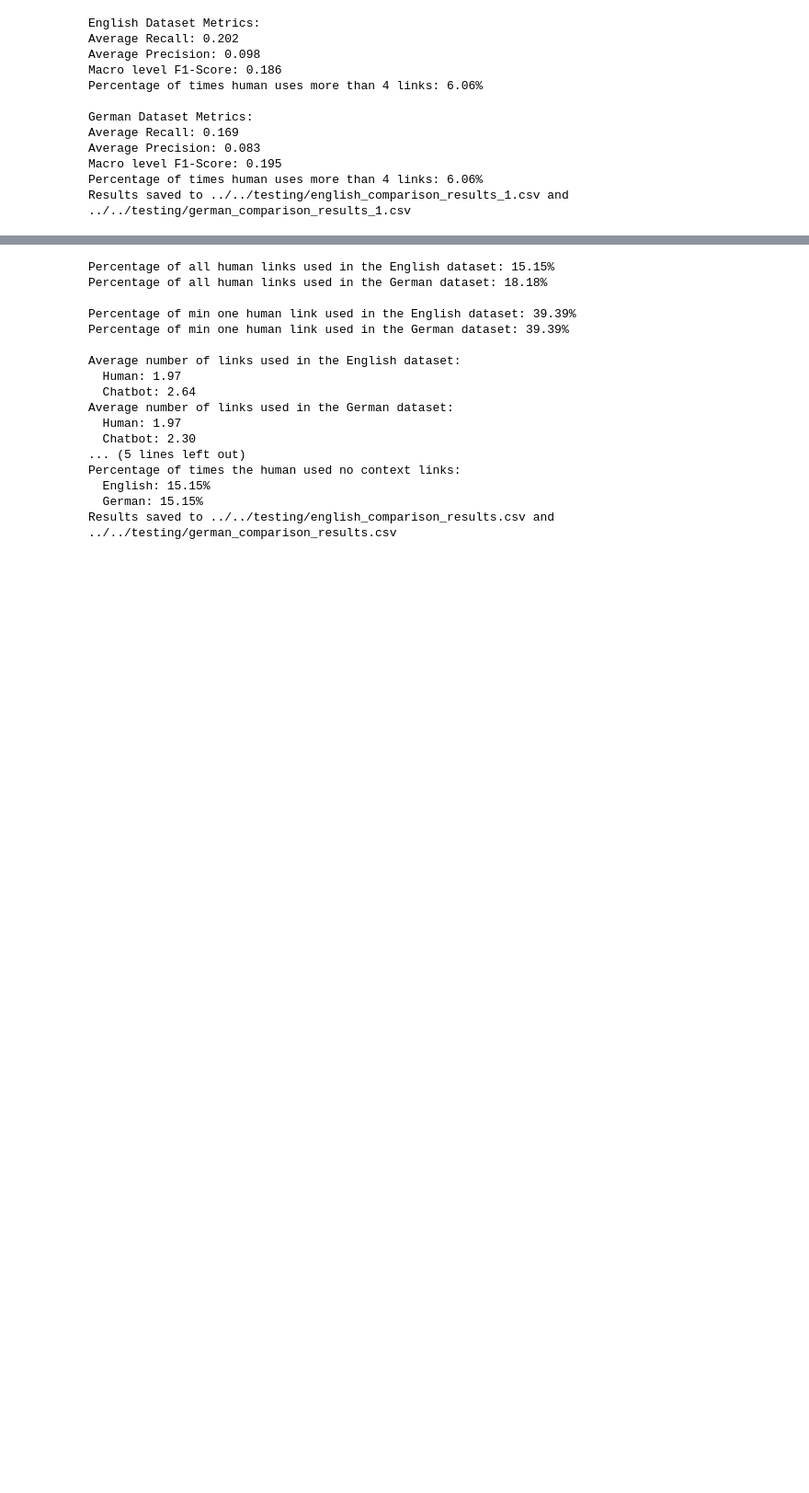
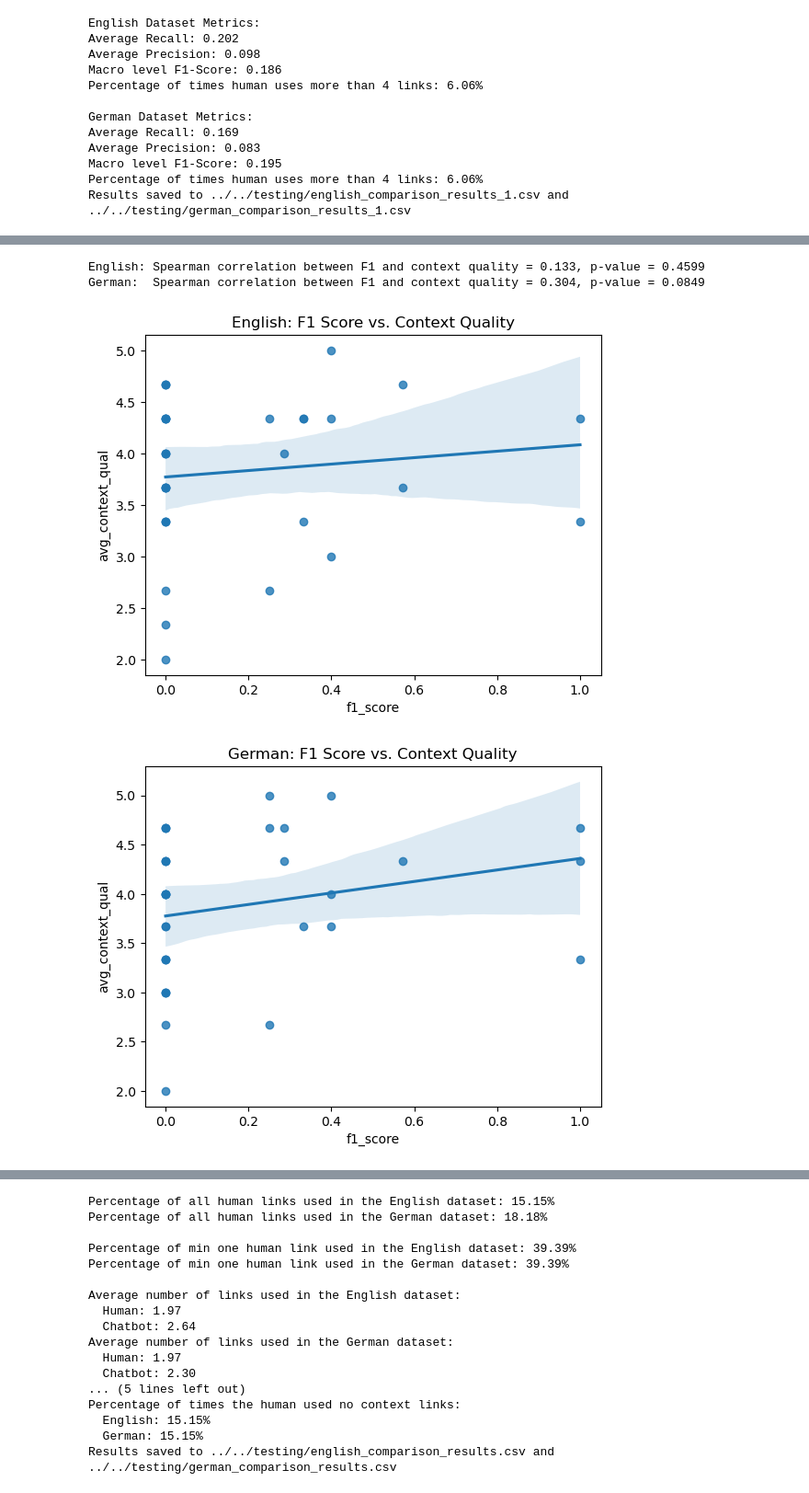
Before and after one commit to MarvinIRW/Assessing-Answer-Accuracy-Hallucination-and-Document-Relevance-in-virtUOS-Chatbot, a Jupyter notebook: code/eval/context_links_compare.ipynb, the cells around one changed output, grey strips where cells are left out. Shown: that part at 92% size. Drawn from its saved outputs; the diff is of its cells as text; code cells hidden in the pictures; blank space fills up the shorter version.

```diff
--- a/code/eval/context_links_compare.ipynb
+++ b/code/eval/context_links_compare.ipynb
@@ -125,0 +154,57 @@ df_en
+# %%
+import pandas as pd
+from scipy.stats import pearsonr, spearmanr
+import matplotlib.pyplot as plt
+import seaborn as sns
+
+# ------------------------------------------------------------------
+# 1) Load your human evaluation CSV
+# ------------------------------------------------------------------
+eval_csv = "../../data/human_eval_avg.csv"  # Update with your actual path
+eval_df = pd.read_csv(eval_csv)
+
+# The evaluation CSV has columns like:
+# ["question_number","qid","langq","avg_hallucination","avg_answer_acc","avg_user_sat",
+#  "avg_coherence","avg_context_qual","avg_overall","overall_mean"]
+
+# ------------------------------------------------------------------
+# 2) Separate out English vs. German evaluations
+# ------------------------------------------------------------------
+eval_df_en = eval_df[eval_df['langq'] == 'en'].copy()
+eval_df_de = eval_df[eval_df['langq'] == 'de'].copy()
+
+# ------------------------------------------------------------------
+# 3) Merge with your link-evaluation dataframes (df_en, df_de)
+#    - 'qid' matches 'question_id_q'
+#    - Make sure df_en/df_de each have a column 'question_id_q' to merge on.
+# ------------------------------------------------------------------
+df_en_merged = pd.merge(df_en, eval_df_en, left_on='question_id_q', right_on='qid', how='inner')
+df_de_merged = pd.merge(df_de, eval_df_de, left_on='question_id_q', right_on='qid', how='inner')
+
+# ------------------------------------------------------------------
+# 4) Compute Spearman correlation between f1_score and avg_context_qual
+# ------------------------------------------------------------------
+
+spears_en, pval_en = spearmanr(df_en_merged['f1_score'], df_en_merged['avg_context_qual'])
+spears_de, pval_de = spearmanr(df_de_merged['f1_score'], df_de_merged['avg_context_qual'])
+
+
+print("English: Spearman correlation between F1 and context quality = "
+      f"{spears_en:.3f}, p-value = {pval_en:.4f}")
+print("German:  Spearman correlation between F1 and context quality = "
+        f"{spears_de:.3f}, p-value = {pval_de:.4f}")
+# ------------------------------------------------------------------
+# 5) (Optional) Visualize with scatter + regression line
+# ------------------------------------------------------------------
+sns.regplot(x='f1_score', y='avg_context_qual', data=df_en_merged)
+plt.title('English: F1 Score vs. Context Quality')
+plt.show()
+
+sns.regplot(x='f1_score', y='avg_context_qual', data=df_de_merged)
+plt.title('German: F1 Score vs. Context Quality')
+plt.show()
+# %% [output]
+English: Spearman correlation between F1 and context quality = 0.133, p-value = 0.4599
+German:  Spearman correlation between F1 and context quality = 0.304, p-value = 0.0849
+[figure, added]
+[figure, added]
```
Also changed, not shown: parts of 6 cells of this notebook, 56 other files.
